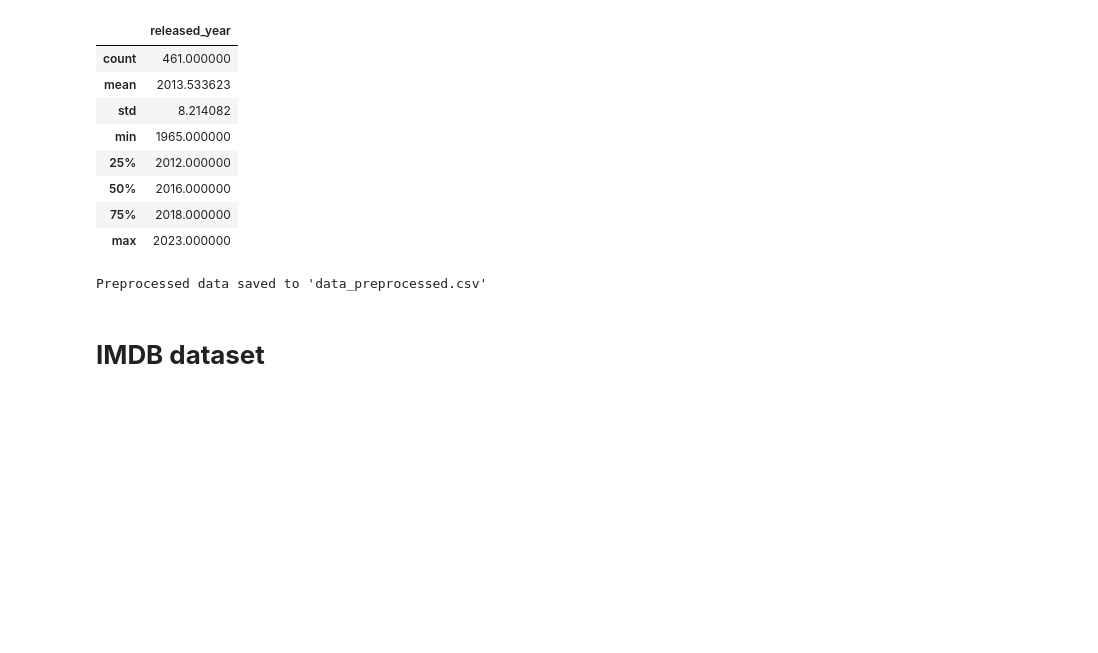
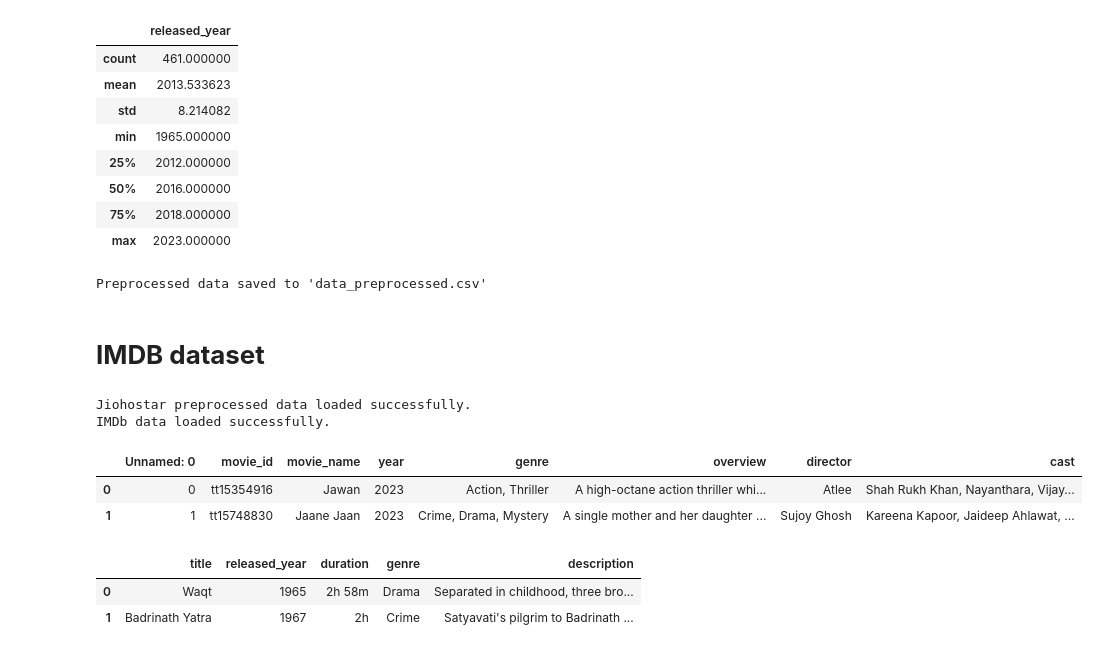
Before and after one commit to sAI-2025/Jiohotstar_recomendationAgent, a Jupyter notebook: JiohostarRecomder_system.ipynb, the cells around one changed output. Drawn from its saved outputs; the diff is of its cells as text; code cells hidden in the pictures; blank space fills up the shorter version.

```diff
--- a/JiohostarRecomder_system.ipynb
+++ b/JiohostarRecomder_system.ipynb
@@ -492,3 +492,38 @@ print("Preprocessed data saved to 'data_preprocessed.csv'")
 Preprocessed data saved to 'data_preprocessed.csv'
 # %% [markdown]
 # **IMDB dataset**
+# %%
+import pandas as pd
+
+# Read Jiohostar preprocessed data
+try:
+    df_jiohostar = pd.read_csv('/content/Jiohostar_preprocessedData.csv')
+    print("Jiohostar preprocessed data loaded successfully.")
+except FileNotFoundError:
+    print("Error: 'Jiohostar_preprocessedData.csv' not found. Please ensure it's uploaded.")
+except Exception as e:
+    print(f"An error occurred while loading Jiohostar data: {e}")
+
+# Read IMDb data
+try:
+    df_imdb = pd.read_csv('/content/imdb.csv')
+    print("IMDb data loaded successfully.")
+except FileNotFoundError:
+    print("Error: 'imdb.csv' not found. Please ensure it's uploaded.")
+except Exception as e:
+    print(f"An error occurred while loading IMDb data: {e}")
+# %% [output]
+Jiohostar preprocessed data loaded successfully.
+IMDb data loaded successfully.
+# %%
+df_imdb.head(2)
+# %% [output]
+|  | Unnamed: 0 | movie_id | movie_name | year | genre | overview | director | cast |
+| 0 | 0 | tt15354916 | Jawan | 2023 | Action, Thriller | A high-octane action thriller whi... | Atlee | Shah Rukh Khan, Nayanthara, Vijay... |
+| 1 | 1 | tt15748830 | Jaane Jaan | 2023 | Crime, Drama, Mystery | A single mother and her daughter ... | Sujoy Ghosh | Kareena Kapoor, Jaideep Ahlawat, ... |
+# %%
+df_jiohostar.head(2)
+# %% [output]
+|  | title | released_year | duration | genre | description |
+| 0 | Waqt | 1965 | 2h 58m | Drama | Separated in childhood, three bro... |
+| 1 | Badrinath Yatra | 1967 | 2h | Crime | Satyavati's pilgrim to Badrinath ... |
```
Also changed, not shown: parts of 6 cells of this notebook.
